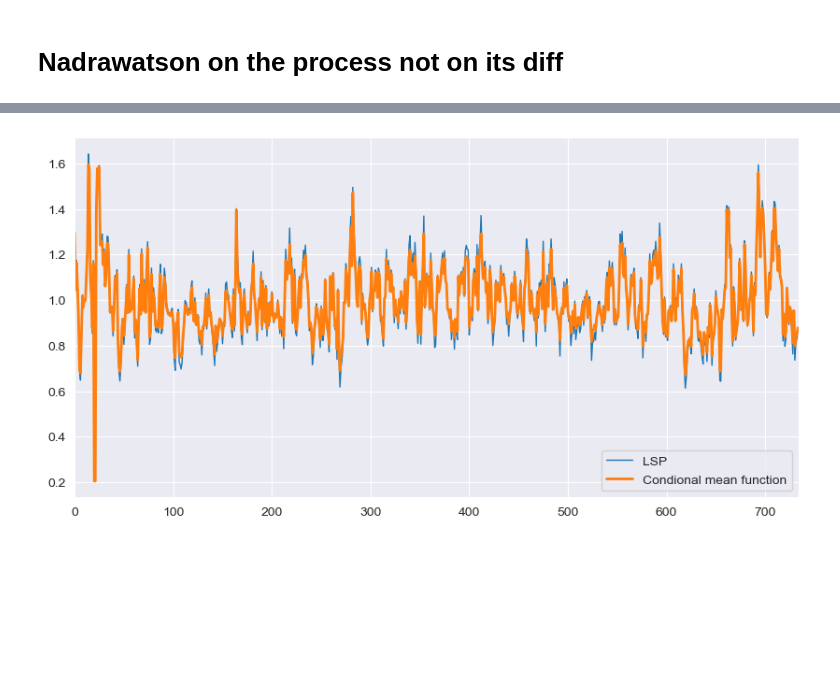
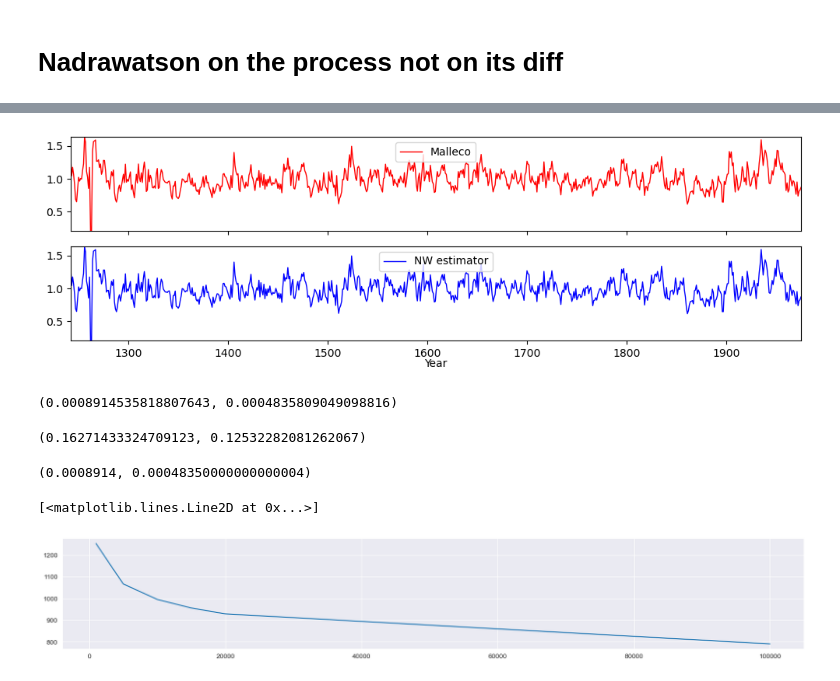
Before and after one commit to mzalaya/wasslsp, a Jupyter notebook: notebooks/real/MALLECO.ipynb, the cells around one changed output, grey strips where cells are left out. Saved outputs shown, nothing was run; the diff lists cells and outputs as text; code cells hidden in the pictures; blank space fills up the shorter version.

```diff
--- a/notebooks/real/MALLECO.ipynb
+++ b/notebooks/real/MALLECO.ipynb
@@ -222,29 +122,37 @@ plt.savefig(path_fig+"locally_process_conditional_mean_Guassina_space_kernel_uni
 # %% [markdown]
 # Nadrawatson on the process not on its diff
 # %%
-space_kernel = "gaussian" # "silverman"
-time_kernel = "uniform"
-T = df_malleco.shape[0]
-d = 1
-bandwidth = T **(-0.4 / (d+1)) / 4
-X_dict = df_malleco['Value'].values.reshape(-1,1) #df_malleco['Value'].diff().values.reshape(-1, 1)
-X_tvar_2 = df_malleco['Value'].values #df_malleco['Value'].diff().values
+import logging
 
-GaussUnifKernel = Kernel(T=T, bandwidth=bandwidth, space_kernel=space_kernel, time_kernel=time_kernel)
-GaussUnifKernel
-
-weights = {}
-for t in range(T):
-    weights[str(t)] = GaussUnifKernel.fit(X_dict, t)
-
-m_hat= [np.sum(weights[str(t)] * X_tvar_2) for t in range(T)]
+logging.basicConfig(
+    format="%(asctime)s %(message)s", datefmt="%Y/%m/%d %H:%M:%S", level=logging.INFO
+)
 
 path_fig = "/Users/mzalaya/Library/CloudStorage/Dropbox/research/git/wasslsp/figs/"
-plt.rcParams["figure.figsize"] = (10,5)
 
-u_var = np.linspace(0., 1., T)
-plt.plot(X_tvar_2, lw=1, label="LSP")
-plt.plot(np.array(m_hat), lw=2, label="Condional mean function")
-plt.xlim(0, T)
-plt.legend()
+fig, ax = plt.subplots(nrows=2, ncols=1, figsize=(10,3.3) , sharex=True)
+plt.subplots_adjust(wspace=0, hspace=0.02)
+# plt.rcParams['axes.grid'] = True
+# plt.rcParams['axes.facecolor'] = 'black'
+
+output_filename = "Malleco-NW-Gaussian-sp-Uniform-time-C-50.pdf"
+# from matplotlib.colors import ListedColormap
+# cm = plt.cm.RdBu
+# cm_bright = ListedColormap(["#FF0000", "#0000FF"])
+
+ax[0].plot(df_malleco['Year'].values, X_tvar_2, lw=1, label="Malleco", color="#FF0000")  # #, color="r") #, cmap=cm)
+ax[0].set_xlim(min(df_malleco['Year'].values), max(df_malleco['Year'].values))
+ax[0].set_ylim(min(min(m_hat), min(X_tvar_2)),  max(max(m_hat), max(X_tvar_2)))
+ax[0].legend(loc='upper center')
+
+ax[1].plot(df_malleco['Year'].values, np.array(m_hat), lw=1, label="NW estimator" , c="#0000FF")#cm_bright[0]) #"orange")
+ax[1].set_xlim(min(df_malleco['Year'].values), max(df_malleco['Year'].values))
+ax[1].set_ylim(min(min(m_hat), min(X_tvar_2)),  max(max(m_hat), max(X_tvar_2)))
+ax[1].legend(loc='upper center')
+ax[1].set_xlabel("Year")
+ax[1].xaxis.set_label_coords(0.5, -0.19)
+plt.savefig(path_fig+output_filename, dpi=300)
+plt.tight_layout()
+# plt.show()
+logging.info("Saved result in file %s" % output_filename)
 # %% [output]
@@ -252 +160,19 @@ plt.legend()
-[figure, old version]
+[figure, new version]
+# %%
+from sklearn.metrics import mean_squared_error as mse
+from sklearn.metrics import mean_absolute_error as mae
+
+np.sqrt(mse(np.array(m_hat), X_tvar_2)), mae(np.array(m_hat), X_tvar_2)
+# %% [output]
+(0.0008914535818807643, 0.0004835809049098816)
+# %%
+from sklearn.metrics import mean_squared_error as mse
+from sklearn.metrics import mean_absolute_error as mae
+
+np.sqrt(mse(np.array(m_hat), X_tvar_2)), mae(np.array(m_hat), X_tvar_2)
+# %% [output]
+(0.16271433324709123, 0.12532282081262067)
+# %%
+8.914 *10**(-4), 4.835 *10**(-4)
+# %% [output]
+(0.0008914, 0.00048350000000000004)
@@ -252,0 +183,8 @@ plt.legend()
+# %%
+C = 50
+T = np.array([1000, 5000, 10000, 15000, 20000, 100000])
+bandwidth = T **(-0.4 / (d+1)) / C
+plt.plot(T, 1 / (T**(1/2) * bandwidth**2), label="Bandwidth")
+# %% [output]
+[<matplotlib.lines.Line2D at 0x...>]
+[figure, added]
```
Also changed, not shown: parts of 10 cells of this notebook, 2 other files.
